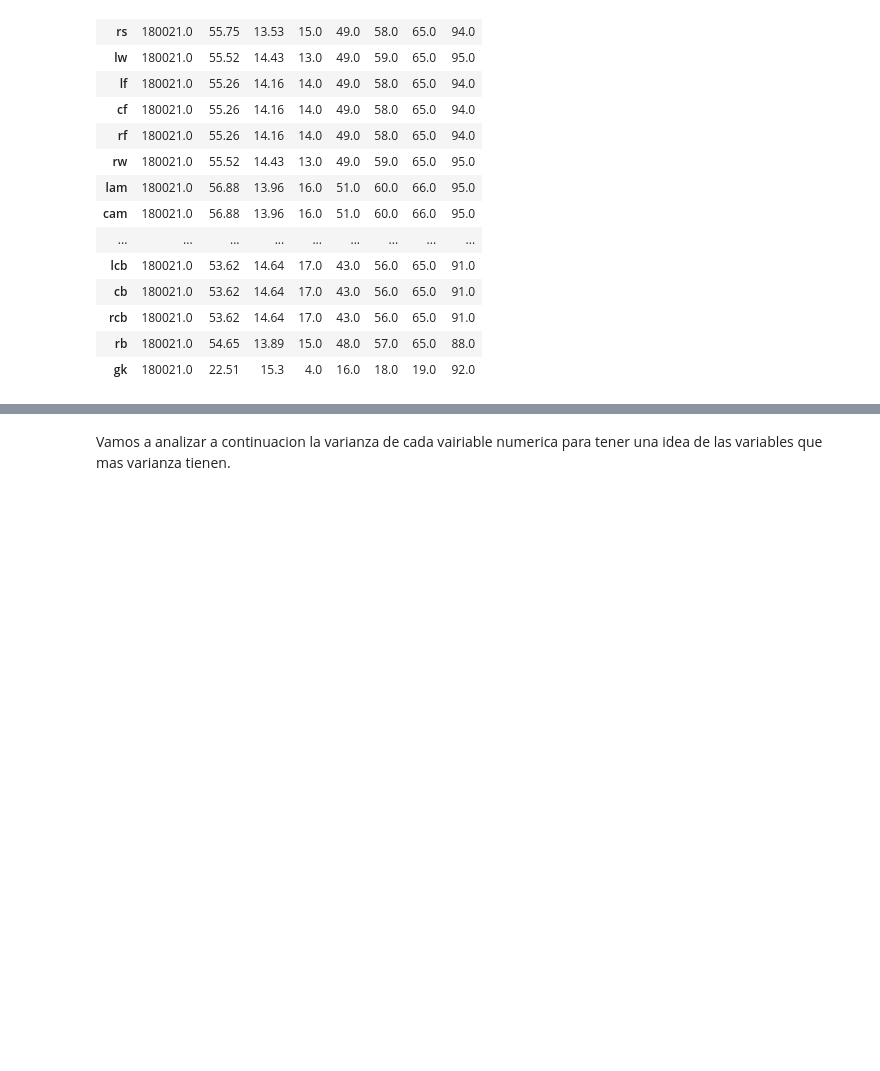
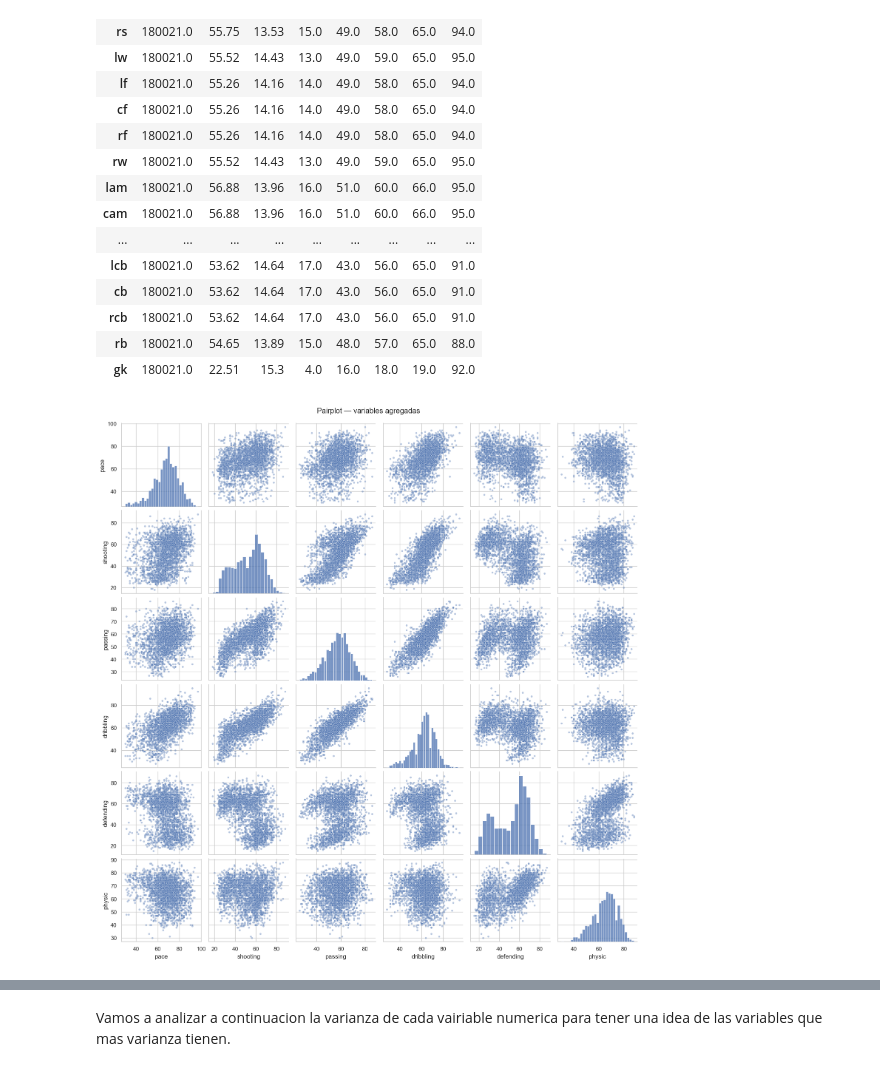
Before and after one commit to gonzanmarengo-ship-it/DiploDatos_grupo_21, a Jupyter notebook: Notebook/Practico_ANS.ipynb, the cells around one changed output, grey strips where cells are left out. Drawn from its saved outputs; the diff is of its cells as text; code cells hidden in the pictures; blank space fills up the shorter version.

```diff
--- a/Notebook/Practico_ANS.ipynb
+++ b/Notebook/Practico_ANS.ipynb
@@ -612,3 +614,13 @@ for grupo, cols in grupos_dominio.items():
 | rcb | 180021.0 | 53.62 | 14.64 | 17.0 | 43.0 | 56.0 | 65.0 | 91.0 |
 | rb | 180021.0 | 54.65 | 13.89 | 15.0 | 48.0 | 57.0 | 65.0 | 88.0 |
 | gk | 180021.0 | 22.51 | 15.3 | 4.0 | 16.0 | 18.0 | 19.0 | 92.0 |
+# %%
+df = male_players_limpio                          # todo el dataset, con arqueros
+muestra = df.sample(3000, random_state=42)        # muestra para los pairplots (si no, explota con 180k)
+
+agregadas = [c for c in grupos_dominio["agregadas"] if c in df.columns]
+sns.pairplot(muestra[agregadas].dropna(), plot_kws={"alpha": 0.4, "s": 15})
+plt.suptitle("Pairplot — variables agregadas", y=1.01)
+plt.show()
+# %% [output]
+[figure, added]
```
Also changed, not shown: parts of 30 cells of this notebook.
